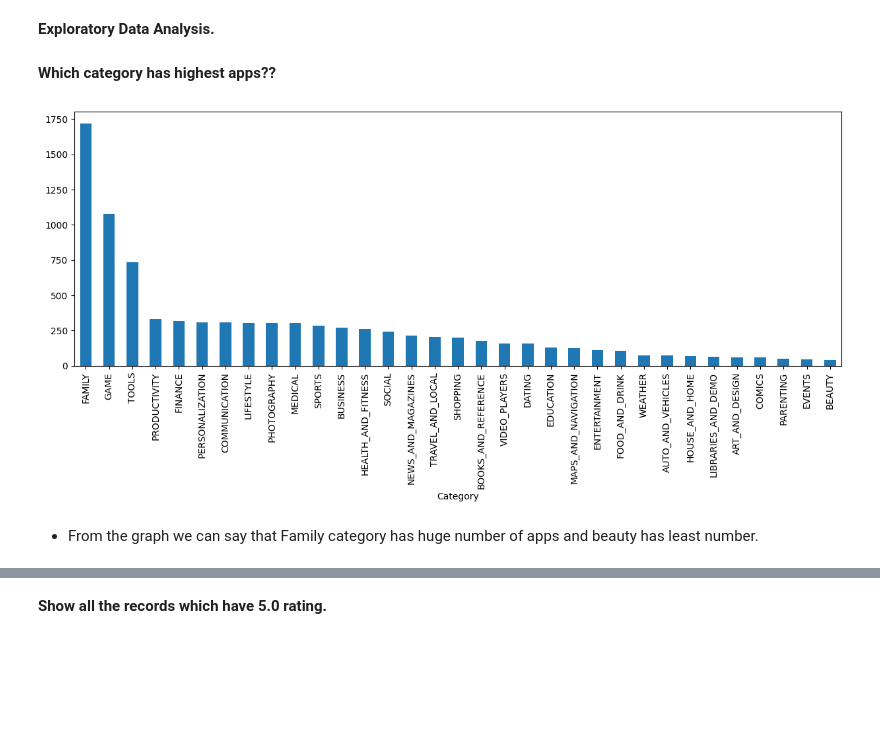
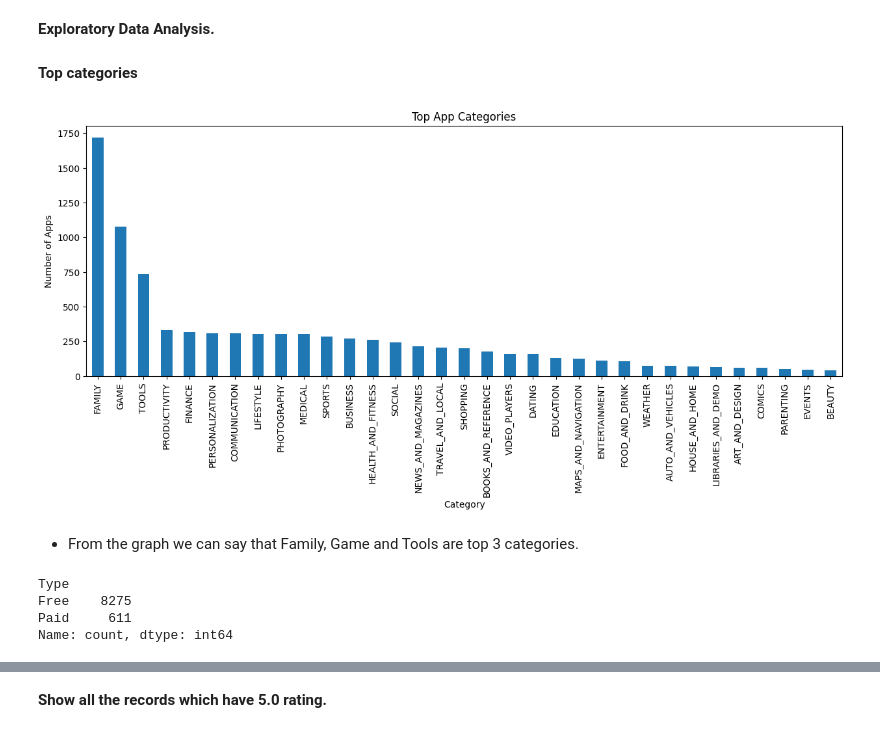
Before and after one commit to deepthisree2000/GooglePlaystore-EDA, a Jupyter notebook: Googleplaystore analysis.ipynb, the cells around one changed output, grey strips where cells are left out. Drawn from its saved outputs; the diff is of its cells as text; code cells hidden in the pictures; blank space fills up the shorter version.

```diff
--- a/Googleplaystore analysis.ipynb
+++ b/Googleplaystore analysis.ipynb
@@ -155 +129,3 @@ df=df[df['Category']!='1.9']
+# %%
+df=df.drop(['Current Ver','Android Ver'],axis=1)
 # %% [markdown]
@@ -181,4 +132,0 @@ df['Reviews']=df['Reviews'].astype('int')
-# %%
-df['Price']=df['Price'].str.replace('$','',regex=True)
-# %%
-df['Price']=df['Price'].astype(float)
@@ -188,0 +133,5 @@ df['Last Updated']=pd.to_datetime(df['Last Updated'])
+# %%
+df['Reviews']=df['Reviews'].astype('int')
+df['Last Updated']=pd.to_datetime(df['Last Updated'])
+df['Installs']=pd.to_numeric(df['Installs'].replace({'\+': '', ',': ''}, regex=True))
+df['Price']= pd.to_numeric(df['Price'].replace({'\$': '', ',': ''}, regex=True))
@@ -196,12 +142,22 @@ df.sample(1)
 # %% [markdown]
 **Exploratory Data Analysis.**
-# %% [markdown]
-**Which category has highest apps??**
+# %% [markdown]
+**Top categories**
 # %%
 plt.figure(figsize=(15,5))
 df.Category.value_counts().plot(kind="bar")
+plt.title("Top App Categories")
+plt.ylabel("Number of Apps")
 plt.show()
 # %% [output]
-[figure, old version]
+[figure, new version]
 # %% [markdown]
-* From the graph we can say that Family category has huge number of apps and beauty has least number.
+* From the graph we can say that Family, Game and Tools are top 3 categories.
+# %%
+app_type_count=df.Type.value_counts()
+app_type_count
+# %% [output]
+Type
+Free    8275
+Paid     611
+Name: count, dtype: int64
```
Also changed, not shown: parts of 25 cells of this notebook.
